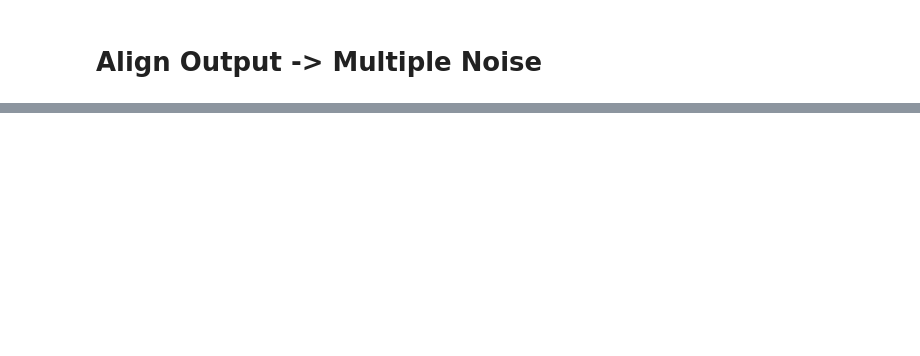
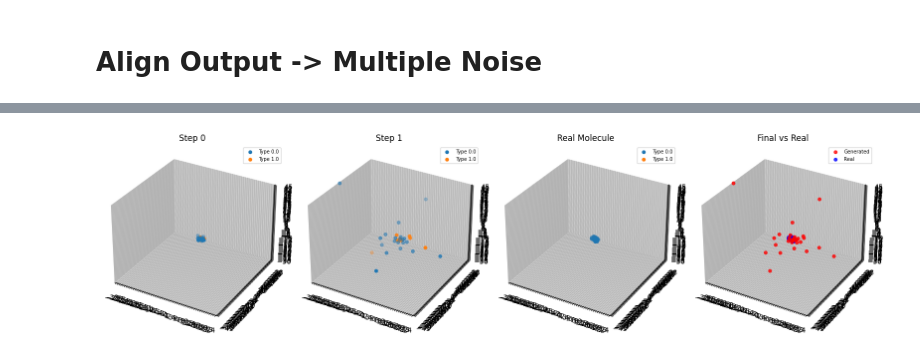
Before and after one commit to edovergna/equi-drifting, a Jupyter notebook: notebooks/only_pos.ipynb, the cells around one changed output, grey strips where cells are left out. Drawn from its saved outputs; the diff is of its cells as text; code cells hidden in the pictures; blank space fills up the shorter version.

```diff
--- a/notebooks/only_pos.ipynb
+++ b/notebooks/only_pos.ipynb
@@ -824,17 +940,17 @@ import torch
 import torch.nn.functional as F
 
 NUM_ATOMS = 29
-N_GEN_MOLS = 10
+N_GEN_MOLS = 1
 
 NUM_ATOM_TYPES = 5
-NUM_BLOCKS = 2
-HIDDEN_NF = 64
+NUM_BLOCKS = 1
+HIDDEN_NF = 32
 TANH_COORD_UPDATES = False
 ATTENTION = False
 AGGR_TYPE = "mean"
 
-NUM_ITERS = 5000
-LR = 0.05
+NUM_ITERS = 13000
+LR = 0.1
 
 device = torch.device("cuda" if torch.cuda.is_available() else "cpu")
 
@@ -898,7 +1014,7 @@ for iter in range(NUM_ITERS):
 
     # Center generated and align positions per molecule
     gen_pos = center_positions_per_mol(gen_pos, batch_vec)
-    gen_pos = kabsch_align_pyg(
+    gen_pos, R_per_node = kabsch_align_pyg(
         gen_pos,
         real_pos.repeat(N_GEN_MOLS, 1),
         batch_vec,
@@ -908,7 +1024,7 @@ for iter in range(NUM_ITERS):
     # Reshape to get right positions
     gen_pos = gen_pos.view(N_GEN_MOLS, -1)
 
-    V_pos = compute_euclidean_drifting_field(gen_pos, real_pos_flattened)
+    V_pos = compute_euclidean_drifting_field(gen_pos, real_pos_flattened, sigma=8.0, R=R_per_node)
 
     target_pos = (gen_pos + V_pos).detach()
     loss = F.mse_loss(gen_pos, target_pos)
@@ -916,8 +1032,14 @@ for iter in range(NUM_ITERS):
     loss.backward()
     optimizer.step()
     loss_list.append(loss.mean().item())
-    if (iter + 1) % 10 == 0:
-        print(f"Iter {iter}: Loss = {loss.mean().item()}")
+
+    V_pos_norm = V_pos.view(-1, 3).norm(dim=1).mean().item()
+    if V_pos_norm == 0:
+        print("The drifting field has become zero. Stopping training.")
+        break
+
+    if (iter + 1) % 500 == 0:
+        print(f"Iter {iter}: Loss = {loss.mean().item()} | V_pos norm = {V_pos_norm:.4f}")
 
 plot_loss(loss_list)
 # %% [output]
@@ -940,39 +1065,36 @@ KeyboardInterrupt:
 gen_pos, pos_list = model(
     pos_noise, repeated_types, dense_edge_index, return_change_in_pos=True
 )
 gen_pos = center_positions_per_mol(gen_pos, batch_vec)
-gen_pos = kabsch_align_pyg(
+gen_pos, R_per_node = kabsch_align_pyg(
     gen_pos,
     real_pos.repeat(N_GEN_MOLS, 1),
     batch_vec,
     N_GEN_MOLS,
 )
 
 gen_pos_flattened = gen_pos.view(N_GEN_MOLS, -1)
 sorted_pos, closest_indices = get_sorted_mols(gen_pos_flattened, real_pos_flattened)
 
-SELECTED_IDX = 9
+SELECTED_IDX = 0
 
 selected_pos_list = []
 for gen_pos_step in pos_list:
     gen_pos_step = gen_pos_step.view(N_GEN_MOLS, -1)
     ge_pos_step = gen_pos_step[SELECTED_IDX]
     gen_pos_step = ge_pos_step.view(-1, 3)
     gen_pos_step = gen_pos_step - gen_pos_step.mean(dim=0)
     gen_pos_step = kabsch_align(gen_pos_step, real_pos)
     selected_pos_list.append(gen_pos_step)
 
-viz_types = gen_types.reshape(N_GEN_MOLS, -1)
-viz_types = viz_types[closest_indices[SELECTED_IDX]]
-
-viz_types = viz_types.view(-1, NUM_ATOM_TYPES).argmax(dim=1).float()
-real_types_argmax = real_types.view(-1, NUM_ATOM_TYPES).argmax(dim=1).float()
 
 # pos_list is e.g. the trajectory saved during your diffusion reverse process
 visualize_progression_with_real(
     pos_list=selected_pos_list,
-    gen_types=viz_types,
+    gen_types=one_hot_real_types.to(torch.float32),
     real_pos=real_pos,
-    real_types=real_types_argmax,
+    real_types=one_hot_real_types.to(torch.float32),
     max_steps=len(selected_pos_list)
 )
+# %% [output]
+[figure, added]
```
Also changed, not shown: parts of 8 cells of this notebook.
